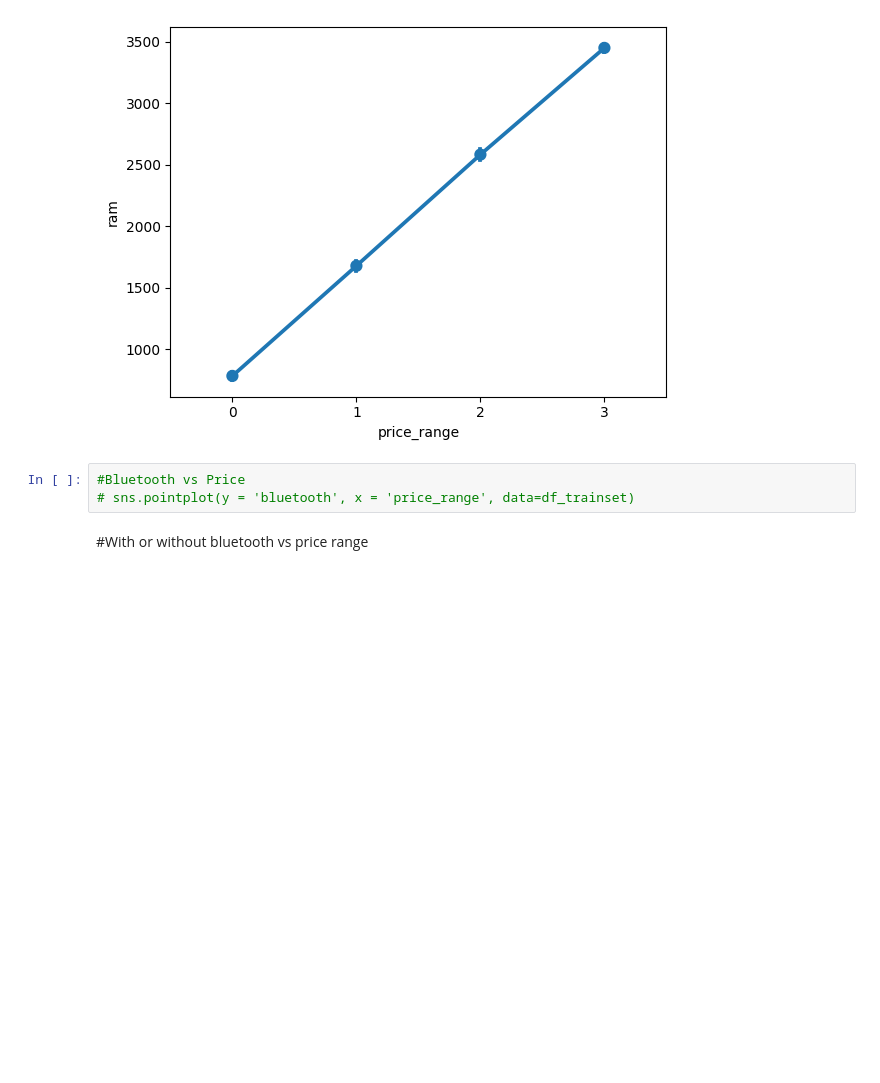
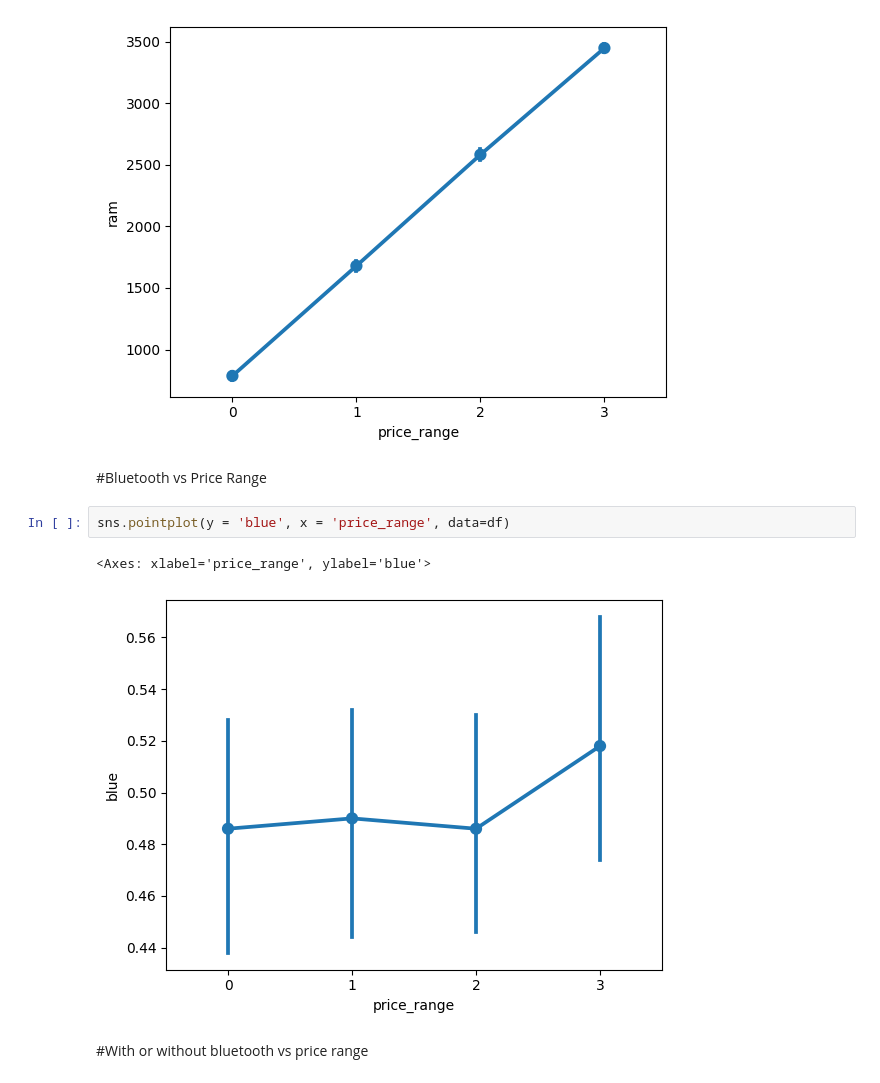
Before and after one commit to stephendambo/Dambolin9, a Jupyter notebook: Final_Project_Work.ipynb, the cells around one changed output. Cells and saved outputs as stored; diff of their text form; blank space fills up the shorter version.

```diff
--- a/Final_Project_Work.ipynb
+++ b/Final_Project_Work.ipynb
@@ -202,9 +186,13 @@ sns.pointplot(y = 'ram', x = 'price_range', data=df)
 # %% [output]
 <Axes: xlabel='price_range', ylabel='ram'>
 [figure]
+# %% [markdown]
+#Bluetooth vs Price Range
 # %%
-#Bluetooth vs Price
-# sns.pointplot(y = 'bluetooth', x = 'price_range', data=df_trainset)
+sns.pointplot(y = 'blue', x = 'price_range', data=df)
+# %% [output]
+<Axes: xlabel='price_range', ylabel='blue'>
+[figure, added]
 # %% [markdown]
 #With or without bluetooth vs price range
 # %%
```
Also changed, not shown: parts of 67 cells of this notebook.
